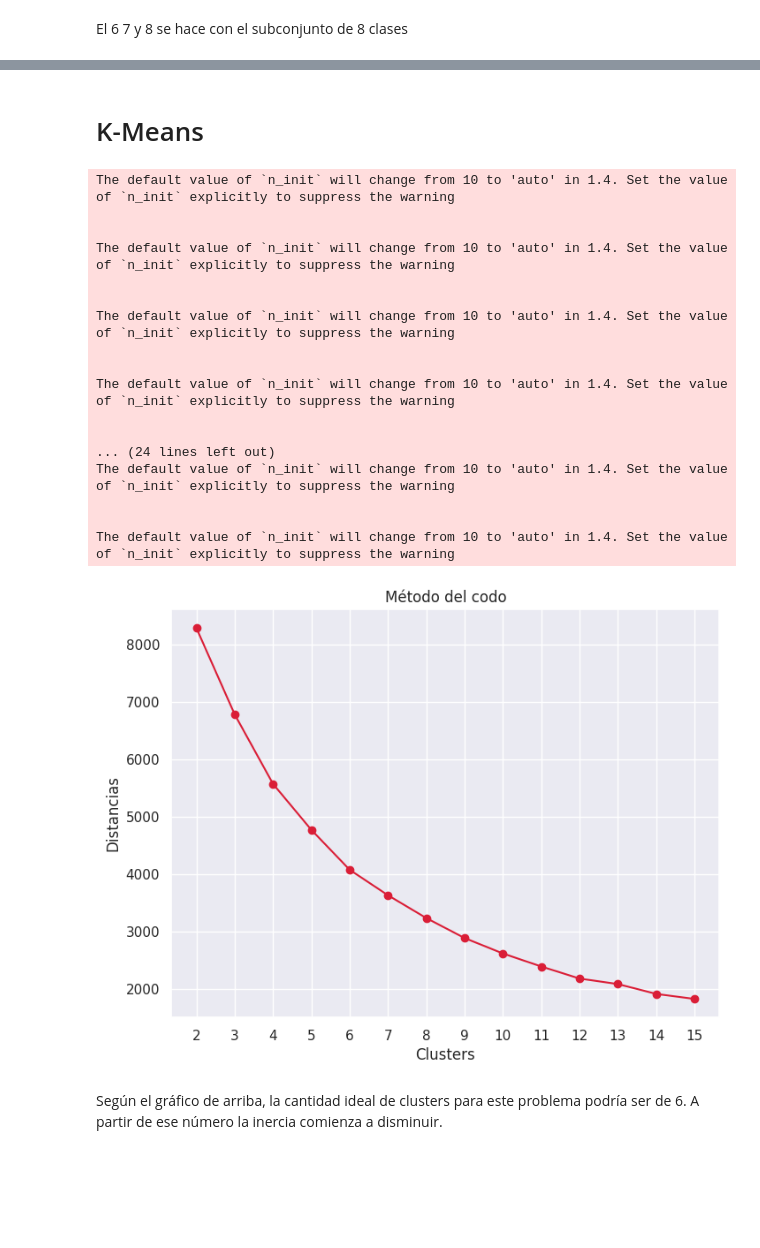
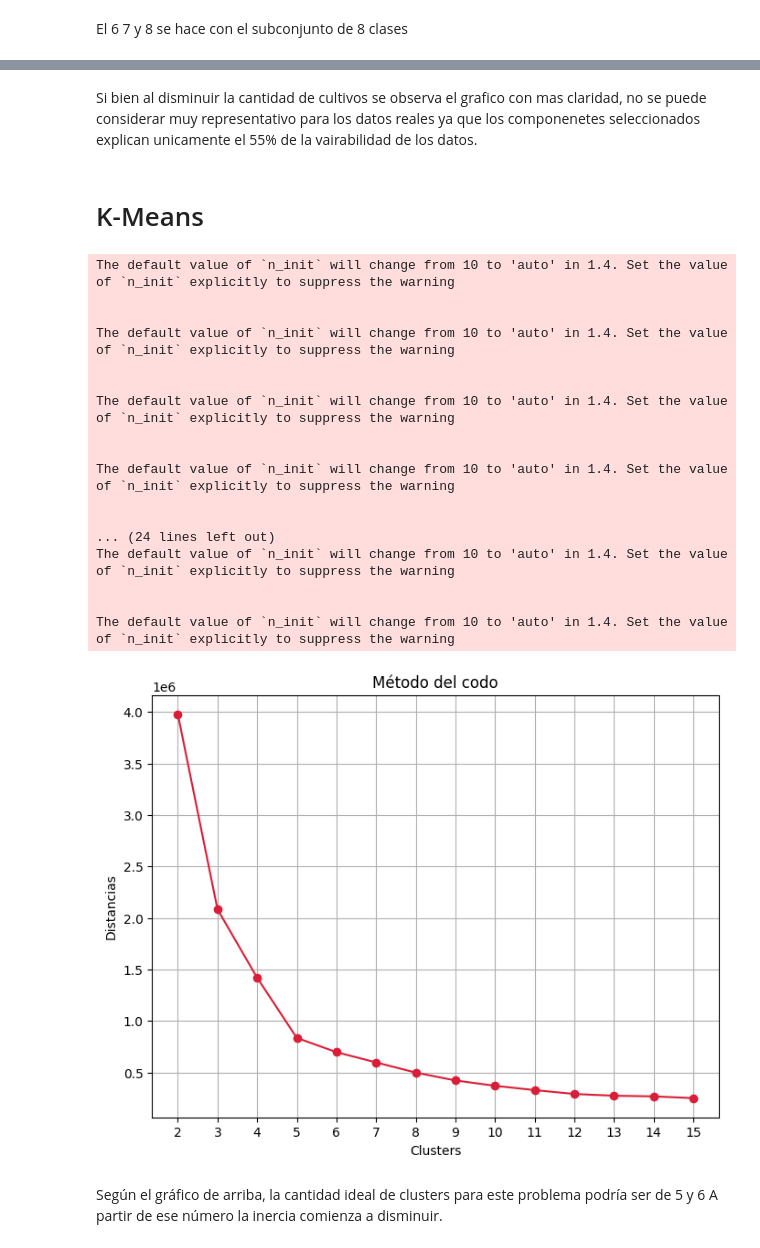
Before and after one commit to itssofiarce/MINERIA, a Jupyter notebook: tp1_2024/TP1_Mineria_Arce.ipynb, the cells around one changed output, grey strips where cells are left out. Cells and saved outputs as stored; diff of their text form; code cells hidden in the pictures; blank space fills up the shorter version.

```diff
--- a/tp1_2024/TP1_Mineria_Arce.ipynb
+++ b/tp1_2024/TP1_Mineria_Arce.ipynb
@@ -389,0 +529,4 @@ fig.show()
+# %%
+sub_data = data[data['Cultivo'].isin(['Granada', 'Banana', 'Mango', 'Uva', 'Sandia', 'Melon', 'Manzana', 'Papaya', 'Coco'])]
+# %%
+sub_data_numeric = sub_data.drop(columns=['Cultivo'])
@@ -390,3 +663,5 @@ fig.show()
+# %% [markdown]
+Si bien al disminuir la cantidad de cultivos se observa el grafico con mas claridad, no se puede considerar muy representativo para los datos reales ya que los componenetes seleccionados explican unicamente el 55% de la vairabilidad de los datos.
 # %% [markdown]
 # K-Means
 # %%
@@ -395,35 +670,35 @@ from sklearn.cluster import KMeans
 distancias = []
 for k in range(2, 16):
   kmeans = KMeans(n_clusters=k, random_state=0)
-  kmeans.fit(std_data)
+  kmeans.fit(sub_data_numeric)
   distancias.append(kmeans.inertia_)
 
 plt.figure(figsize=(8, 6))
 plt.plot(range(2, 16), distancias, marker='o', color = '#da1e37')
 plt.title('Método del codo')
 plt.xlabel('Clusters')
 plt.ylabel('Distancias')
 plt.xticks(np.arange(2, 16))
 plt.grid(True)
 plt.show(block=True)
 # %% [output]
 The default value of `n_init` will change from 10 to 'auto' in 1.4. Set the value of `n_init` explicitly to suppress the warning
 
 
 The default value of `n_init` will change from 10 to 'auto' in 1.4. Set the value of `n_init` explicitly to suppress the warning
 
 
 The default value of `n_init` will change from 10 to 'auto' in 1.4. Set the value of `n_init` explicitly to suppress the warning
 
 
 The default value of `n_init` will change from 10 to 'auto' in 1.4. Set the value of `n_init` explicitly to suppress the warning
 
 
 ... (24 lines left out)
 The default value of `n_init` will change from 10 to 'auto' in 1.4. Set the value of `n_init` explicitly to suppress the warning
 
 
 The default value of `n_init` will change from 10 to 'auto' in 1.4. Set the value of `n_init` explicitly to suppress the warning
-[figure, old version]
+[figure, new version]
 # %% [markdown]
-Según el gráfico de arriba, la cantidad ideal de clusters para este problema podría ser de 6. A partir de ese número la inercia comienza a disminuir.
+Según el gráfico de arriba, la cantidad ideal de clusters para este problema podría ser de 5 y 6  A partir de ese número la inercia comienza a disminuir.
```
Also changed, not shown: parts of 69 cells of this notebook.
